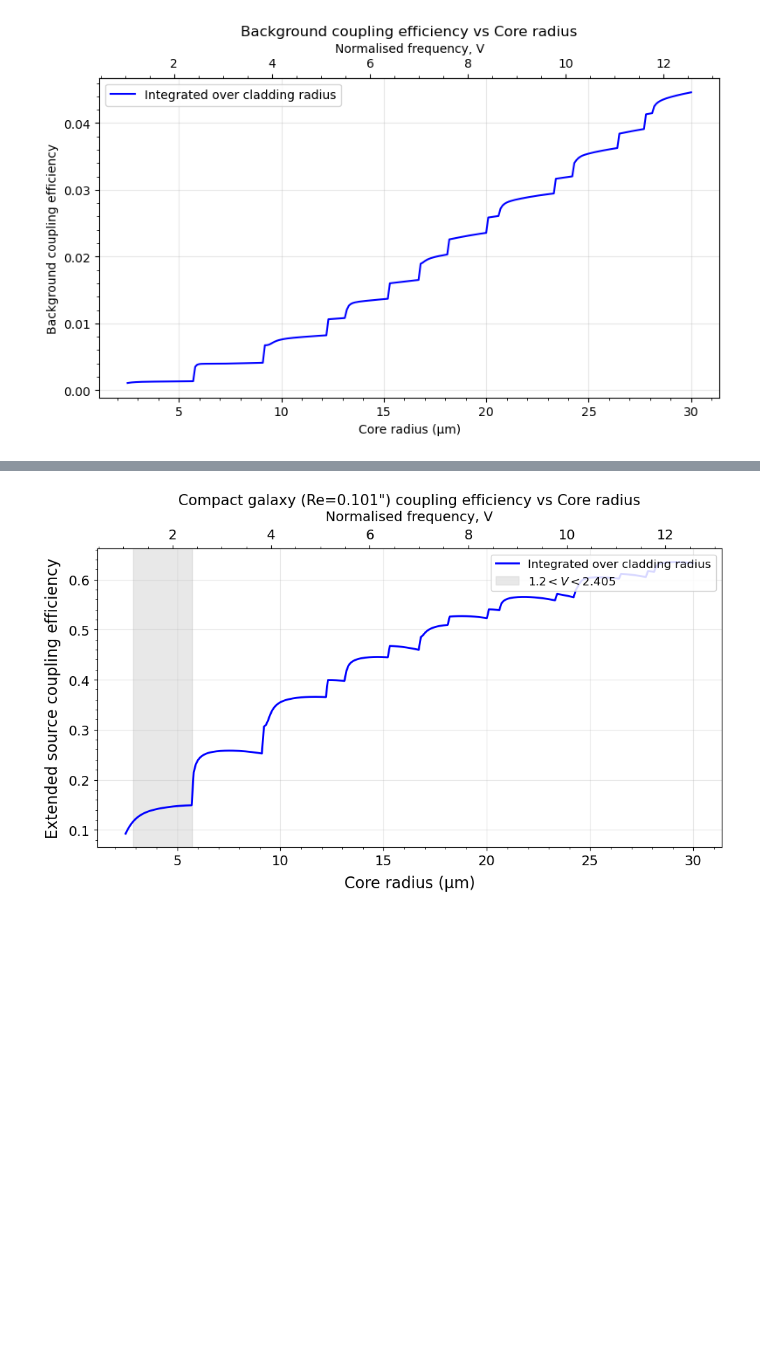
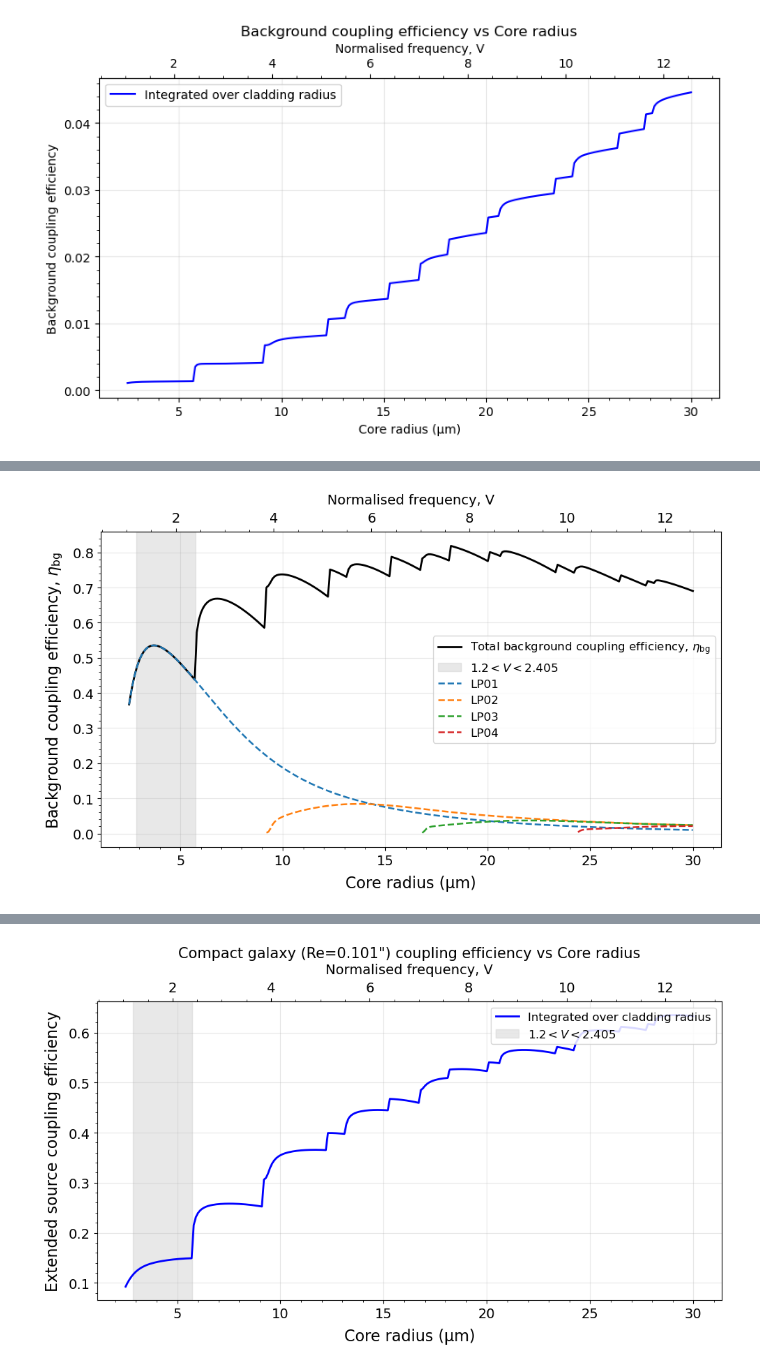
Before and after one commit to TongyueLiu/OH-Suppression-MRes-Project, a Jupyter notebook: notebooks/codes_for_plotting_only/Galaxy_SNR_Estimation_2_int_cases_plotting_only.ipynb, the cells around one changed output, grey strips where cells are left out. Cells and saved outputs as stored; diff of their text form; code cells hidden in the pictures; blank space fills up the shorter version.

```diff
--- a/notebooks/codes_for_plotting_only/Galaxy_SNR_Estimation_2_int_cases_plotting_only.ipynb
+++ b/notebooks/codes_for_plotting_only/Galaxy_SNR_Estimation_2_int_cases_plotting_only.ipynb
@@ -466,3 +466,91 @@ plt.show()
+# %%
+mode_eta_bg_core = extract_l0_background_efficiency_by_mode(
+    results_bg_mmf_core_LIGHT,
+    core_radius_range_full
+)
+# %%
+fig, ax1 = plt.subplots(figsize=(10, 6))
+
+# Total background coupling efficiency
+ax1.plot(
+    core_radius_range_full * 1e6,
+    eta_bg_core,
+    color="black",
+    linewidth=2,
+    label=r"Total background coupling efficiency, $\eta_{\mathrm{bg}}$"
+)
+
+# Shade single-mode region
+V_1_2 = 1.2
+V_2_405 = 2.405
+
+ax1.axvspan(
+    V_to_radius_um(V_1_2),
+    V_to_radius_um(V_2_405),
+    color="lightgrey",
+    alpha=0.5,
+    label=r"$1.2 < V < 2.405$"
+)
+
+# Plot LP01, LP02, LP03, LP04 only
+line_LP01, = ax1.plot(
+    core_radius_range_full * 1e6,
+    mode_eta_bg_core["LP01"],
+    linestyle="dashed",
+    linewidth=1.8,
+    label="LP01"
+)
+
+line_LP02, = ax1.plot(
+    core_radius_range_full * 1e6,
+    mode_eta_bg_core["LP02"],
+    linestyle="dashed",
+    linewidth=1.8,
+    label="LP02"
+)
+
+line_LP03, = ax1.plot(
+    core_radius_range_full * 1e6,
+    mode_eta_bg_core["LP03"],
+    linestyle="dashed",
+    linewidth=1.8,
+    label="LP03"
+)
+
+line_LP04, = ax1.plot(
+    core_radius_range_full * 1e6,
+    mode_eta_bg_core["LP04"],
+    linestyle="dashed",
+    linewidth=1.8,
+    label="LP04"
+)
+
+# Axis labels
+ax1.set_xlabel("Core radius (µm)", fontsize=16, labelpad=8)
+ax1.set_ylabel(r"Background coupling efficiency, $\eta_{\mathrm{bg}}$", fontsize=16, labelpad=8)
+
+ax1.tick_params(axis="x", labelsize=14)
+ax1.tick_params(axis="y", labelsize=14)
+ax1.minorticks_on()
+ax1.grid(True, alpha=0.3)
+
+# Top x-axis: normalised frequency V
+ax_top = ax1.secondary_xaxis(
+    "top",
+    functions=(radius_um_to_V, V_to_radius_um)
+)
+
+ax_top.set_xlabel("Normalised frequency, V", fontsize=14, labelpad=8)
+ax_top.tick_params(axis="x", labelsize=14)
+ax_top.minorticks_on()
+
+# Legend
+ax1.legend(loc="best", fontsize=12, frameon=True)
+
+plt.tight_layout()
+plt.show()
+# %% [output]
+[figure, added]
 # %%
 def extract_background_efficiency_all_modes(results, core_radius_array):
     """
```
Also changed, not shown: parts of 11 cells of this notebook, 9 other files.
